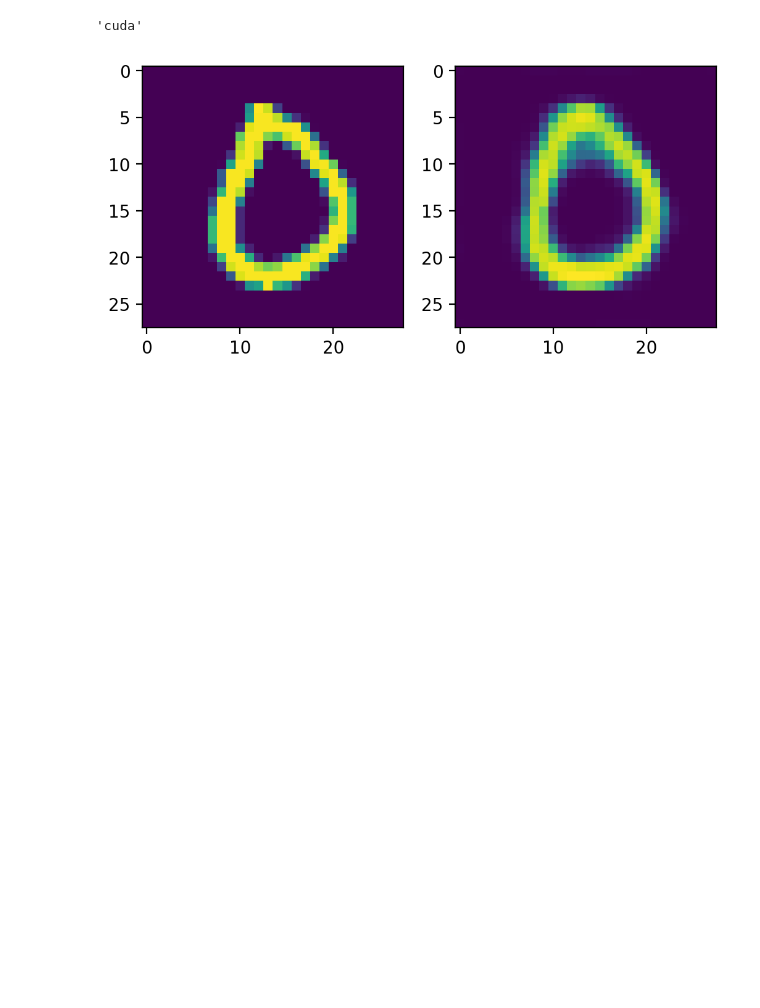
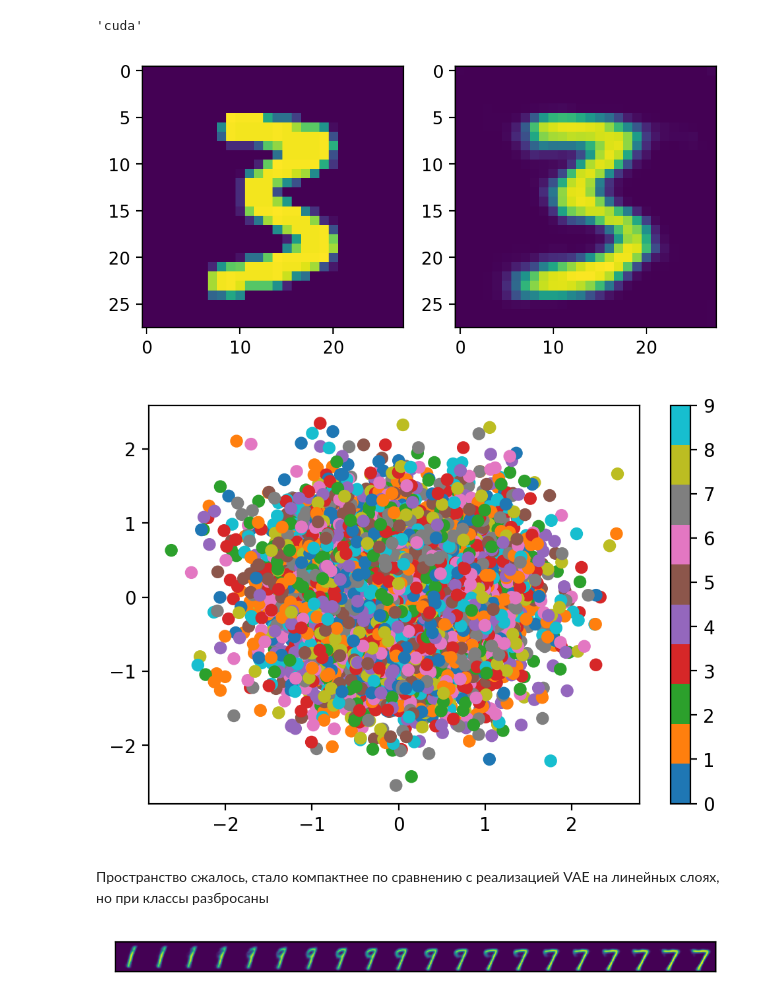
Before and after one commit to Tagirov0/GANs-HomeWork, a Jupyter notebook: autoencoders/VAE.ipynb, the cells around one changed output. Saved outputs shown, nothing was run; the diff lists cells and outputs as text; code cells hidden in the pictures; blank space fills up the shorter version.

```diff
--- a/autoencoders/VAE.ipynb
+++ b/autoencoders/VAE.ipynb
@@ -44,11 +44,13 @@ class VariationalEncoder(nn.Module):
             nn.Conv2d(1, 16, 3),
             nn.ReLU(),
             nn.Conv2d(16, 32, 3),
+            nn.ReLU(),
+            nn.Conv2d(32, 64, 3),
             nn.ReLU()
         )
 
-        self.linear1 = nn.Linear(32*24*24, latent_dims)
-        self.linear2 = nn.Linear(32*24*24, latent_dims)
+        self.linear1 = nn.Linear(64*22*22, latent_dims)
+        self.linear2 = nn.Linear(64*22*22, latent_dims)
 
         self.N = torch.distributions.Normal(0, 1)
         self.N.loc = self.N.loc.cuda() # hack to get sampling on the GPU
@@ -67,8 +69,10 @@ class Decoder(nn.Module):
     def __init__(self, latent_dims):
         super(Decoder, self).__init__()
 
-        self.linear = nn.Linear(latent_dims, 32*24*24)
+        self.linear = nn.Linear(latent_dims, 64*22*22)
         self.deconv = nn.Sequential(
+            nn.ConvTranspose2d(64, 32, 3),
+            nn.ReLU(),
             nn.ConvTranspose2d(32, 16, 3),
             nn.ReLU(),
             nn.ConvTranspose2d(16, 1, 3)
@@ -76,7 +80,7 @@ class Decoder(nn.Module):
 
     def forward(self, z):
         z = self.linear(z)
-        z = z.view(-1, 32, 24, 24)
+        z = z.view(-1, 64, 22, 22)
         return torch.sigmoid(self.deconv(z))
 # %%
 class VariationalAutoencoder(nn.Module):
@@ -102,7 +106,7 @@ def train(autoencoder, data, epochs=10):
     return autoencoder
 # %%
 vae = VariationalAutoencoder(latent_dims).to(device) # GPU
-vae = train(vae, train_loader, epochs=20)
+vae = train(vae, train_loader, epochs=15)
 # %%
 vae.eval()
 with torch.no_grad():
@@ -118,4 +122,19 @@ with torch.no_grad():
         plt.imshow(np.squeeze(outimg))
         break
 # %% [output]
-[figure, old version]
+[figure, new version]
+# %%
+def plot_latent(autoencoder, data, num_batches=100):
+    for i, (x, y) in enumerate(data):
+        z = autoencoder.encoder(x.to(device))
+        z = z.to('cpu').detach().numpy()
+        plt.scatter(z[:, 0], z[:, 1], c=y, cmap='tab10')
+        if i > num_batches:
+            plt.colorbar()
+            break
+# %%
+plot_latent(vae, train_loader)
+# %% [output]
+[figure, added]
+# %% [markdown]
+Пространство сжалось, стало компактнее по сравнению с реализацией VAE на линейных слоях, но при классы разбросаны
@@ -121,0 +160,4 @@ with torch.no_grad():
+# %%
+interpolate(vae, x_1, x_2, n=20)
+# %% [output]
+[figure, added]
```
Also changed, not shown: parts of 2 cells of this notebook.
